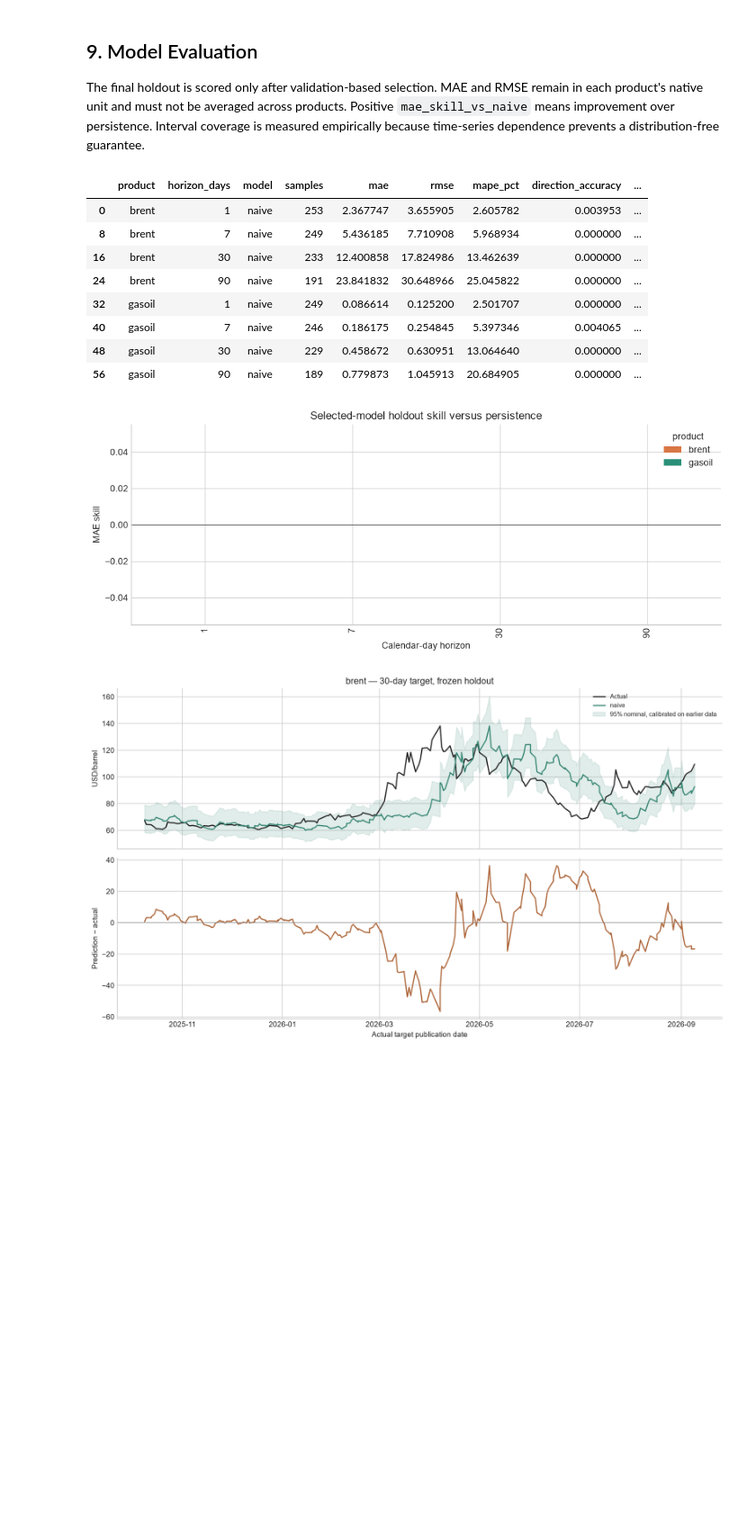
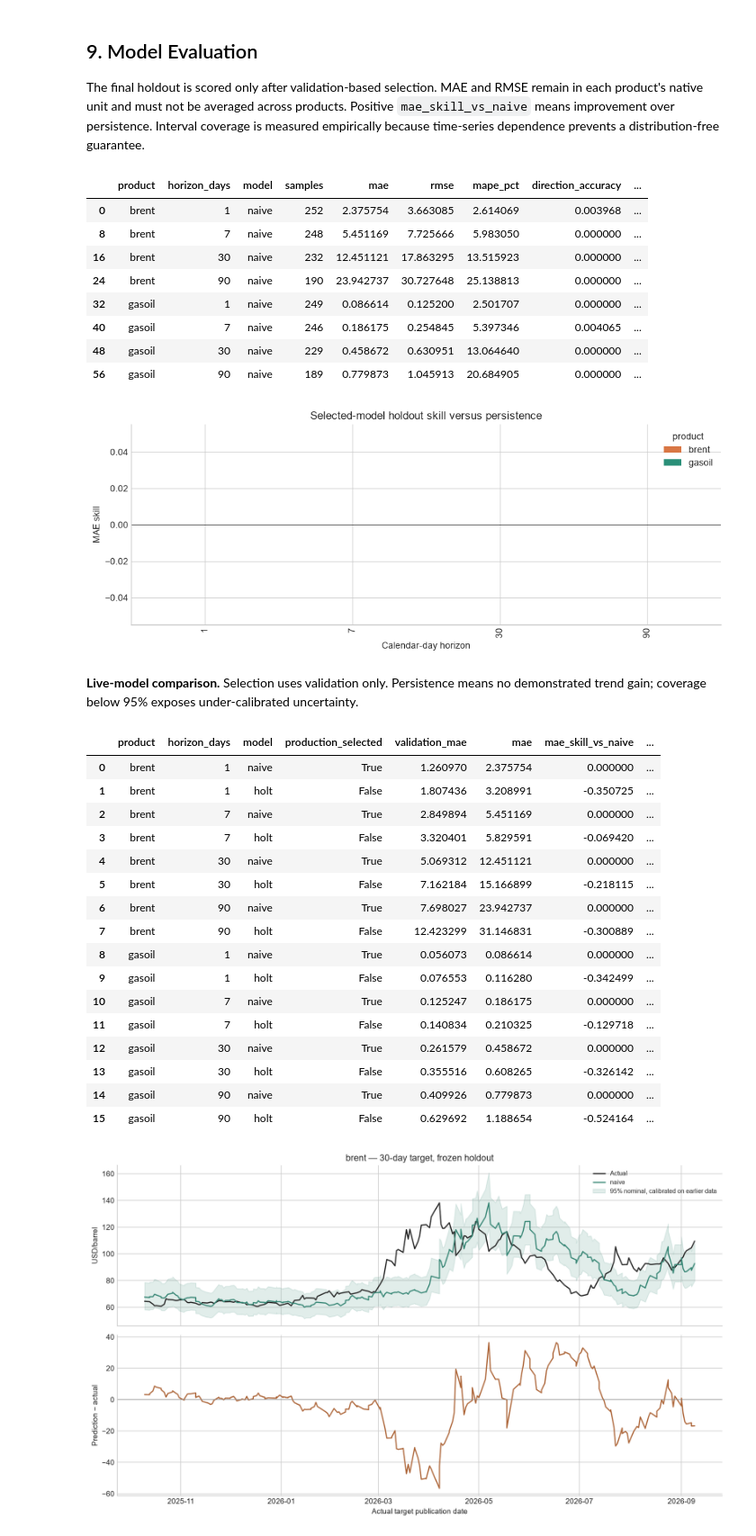
Before and after one commit to KHALIDKARROUM/prices_monitor, a Jupyter notebook: notebooks/data_workflow.ipynb, the cells around one changed output. Shown at 90% size. Saved outputs shown, nothing was run; the diff lists cells and outputs as text; code cells hidden in the pictures; blank space fills up the shorter version.

```diff
--- a/notebooks/data_workflow.ipynb
+++ b/notebooks/data_workflow.ipynb
@@ -33,7 +35,7 @@ if str(ROOT) not in sys.path:
     sys.path.insert(0, str(ROOT))
 
 DATA = ROOT / "data" / "processed" / "market_prices.csv"
-REPORTS = ROOT / "reports" / "data_science"
+REPORTS = ROOT / "reports" / "data_workflow"
 REPORTS.mkdir(parents=True, exist_ok=True)
 
 from price_monitor.analysis.data import PRODUCTS, UNITS, audit_data, load_market_data
@@ -655,32 +657,54 @@ The final holdout is scored only after validation-based selection. MAE and RMSE
 # %%
 holdout_metrics = pd.read_csv(REPORTS / "holdout_metrics.csv")
 validation_metrics = pd.read_csv(REPORTS / "cross_validation.csv")
 selected = holdout_metrics[holdout_metrics.selected_on_validation].copy()
 
 evaluation_columns = [
     "product", "horizon_days", "model", "samples", "mae", "rmse",
     "mape_pct", "direction_accuracy", "mae_skill_vs_naive",
     "interval_coverage", "mean_interval_width",
 ]
 display(selected[evaluation_columns].sort_values(["product", "horizon_days"]))
 
 skill = selected.pivot(index="horizon_days", columns="product", values="mae_skill_vs_naive")
 ax = skill.plot.bar(figsize=(10, 4), color=["#d97745", "#2a8f78"])
 ax.axhline(0, color="#222", lw=0.8)
 ax.set(title="Selected-model holdout skill versus persistence", xlabel="Calendar-day horizon", ylabel="MAE skill")
 plt.tight_layout()
 plt.show()
+
+production_comparison = pd.read_csv(REPORTS / "production_comparison.csv")
+display(Markdown("**Live-model comparison.** Selection uses validation only. Persistence means no demonstrated trend gain; coverage below 95% exposes under-calibrated uncertainty."))
+display(production_comparison[["product", "horizon_days", "model", "production_selected", "validation_mae", "mae", "mae_skill_vs_naive", "interval_coverage"]])
 # %% [output]
 |  | product | horizon_days | model | samples | mae | rmse | mape_pct | direction_accuracy | ... |
-| 0 | brent | 1 | naive | 253 | 2.367747 | 3.655905 | 2.605782 | 0.003953 | ... |
-| 8 | brent | 7 | naive | 249 | 5.436185 | 7.710908 | 5.968934 | 0.000000 | ... |
-| 16 | brent | 30 | naive | 233 | 12.400858 | 17.824986 | 13.462639 | 0.000000 | ... |
-| 24 | brent | 90 | naive | 191 | 23.841832 | 30.648966 | 25.045822 | 0.000000 | ... |
+| 0 | brent | 1 | naive | 252 | 2.375754 | 3.663085 | 2.614069 | 0.003968 | ... |
+| 8 | brent | 7 | naive | 248 | 5.451169 | 7.725666 | 5.983050 | 0.000000 | ... |
+| 16 | brent | 30 | naive | 232 | 12.451121 | 17.863295 | 13.515923 | 0.000000 | ... |
+| 24 | brent | 90 | naive | 190 | 23.942737 | 30.727648 | 25.138813 | 0.000000 | ... |
 | 32 | gasoil | 1 | naive | 249 | 0.086614 | 0.125200 | 2.501707 | 0.000000 | ... |
 | 40 | gasoil | 7 | naive | 246 | 0.186175 | 0.254845 | 5.397346 | 0.004065 | ... |
 | 48 | gasoil | 30 | naive | 229 | 0.458672 | 0.630951 | 13.064640 | 0.000000 | ... |
 | 56 | gasoil | 90 | naive | 189 | 0.779873 | 1.045913 | 20.684905 | 0.000000 | ... |
 [figure]
+**Live-model comparison.** Selection uses validation only. Persistence means no demonstrated trend gain; coverage below 95% exposes under-calibrated uncertainty.
+|  | product | horizon_days | model | production_selected | validation_mae | mae | mae_skill_vs_naive | ... |
+| 0 | brent | 1 | naive | True | 1.260970 | 2.375754 | 0.000000 | ... |
+| 1 | brent | 1 | holt | False | 1.807436 | 3.208991 | -0.350725 | ... |
+| 2 | brent | 7 | naive | True | 2.849894 | 5.451169 | 0.000000 | ... |
+| 3 | brent | 7 | holt | False | 3.320401 | 5.829591 | -0.069420 | ... |
+| 4 | brent | 30 | naive | True | 5.069312 | 12.451121 | 0.000000 | ... |
+| 5 | brent | 30 | holt | False | 7.162184 | 15.166899 | -0.218115 | ... |
+| 6 | brent | 90 | naive | True | 7.698027 | 23.942737 | 0.000000 | ... |
+| 7 | brent | 90 | holt | False | 12.423299 | 31.146831 | -0.300889 | ... |
+| 8 | gasoil | 1 | naive | True | 0.056073 | 0.086614 | 0.000000 | ... |
+| 9 | gasoil | 1 | holt | False | 0.076553 | 0.116280 | -0.342499 | ... |
+| 10 | gasoil | 7 | naive | True | 0.125247 | 0.186175 | 0.000000 | ... |
+| 11 | gasoil | 7 | holt | False | 0.140834 | 0.210325 | -0.129718 | ... |
+| 12 | gasoil | 30 | naive | True | 0.261579 | 0.458672 | 0.000000 | ... |
+| 13 | gasoil | 30 | holt | False | 0.355516 | 0.608265 | -0.326142 | ... |
+| 14 | gasoil | 90 | naive | True | 0.409926 | 0.779873 | 0.000000 | ... |
+| 15 | gasoil | 90 | holt | False | 0.629692 | 1.188654 | -0.524164 | ... |
 # %%
 display(Image(filename=str(REPORTS / "holdout_brent_30.png")))
 display(Image(filename=str(REPORTS / "holdout_gasoil_30.png")))
```
Also changed, not shown: parts of 6 cells of this notebook, 55 other files.
